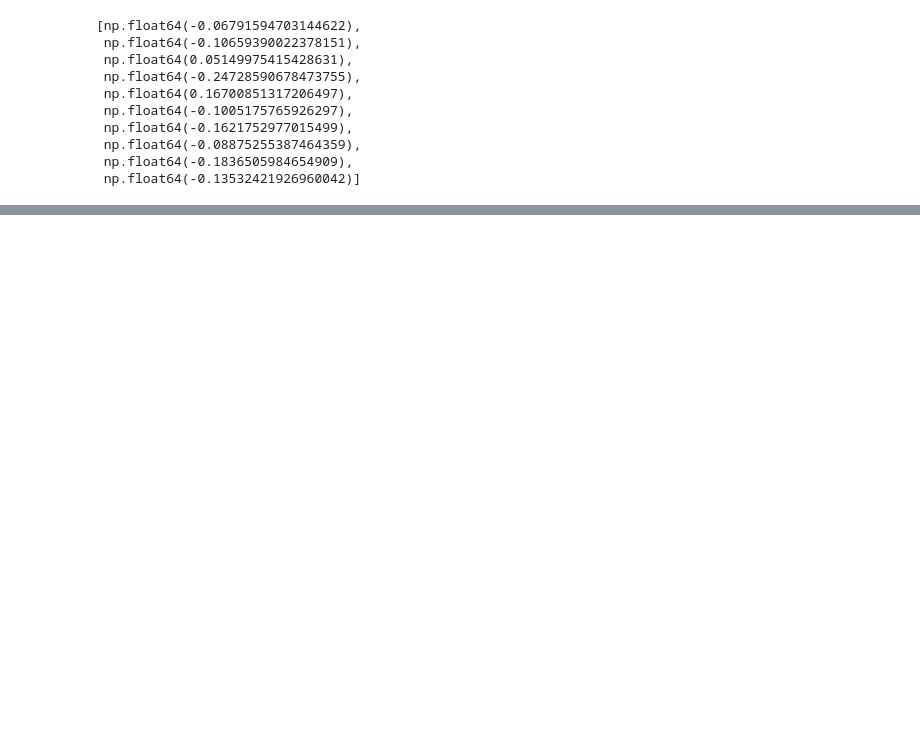
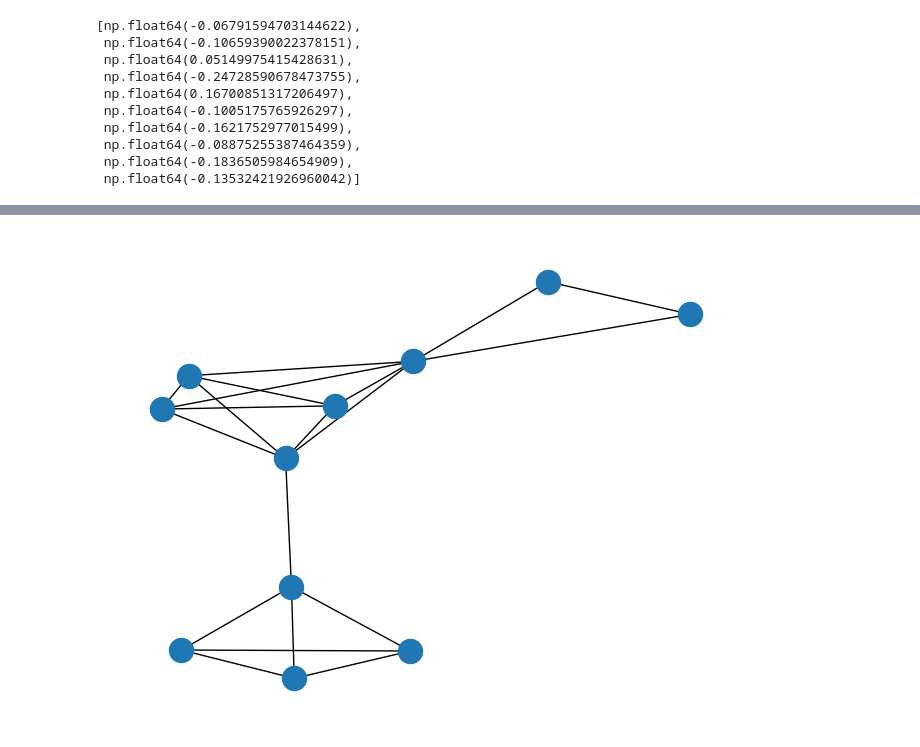
Before and after one commit to moritzmath/Steinerberger_vs_Lin-Lu-Yau, a Jupyter notebook: notebook.ipynb, the cells around one changed output, grey strips where cells are left out. Drawn from its saved outputs; the diff is of its cells as text; code cells hidden in the pictures; blank space fills up the shorter version.

```diff
--- a/notebook.ipynb
+++ b/notebook.ipynb
@@ -301,0 +458,9 @@ array([-1.21472393, -1.88957055,  0.80981595,  0.80981595,  0.80981595,
+# %%
+G1 = nx.complete_graph(4)
+G1 = nx.relabel_nodes(G1, mapping={0:5, 1:6, 2:7, 3: 8})
+G2 = nx.complete_graph(5)
+G = nx.union(G1, G2)
+G.add_edges_from([(0,5), (1, 9), (9,10), (10,1)])
+nx.draw(G)
+# %% [output]
+[figure, added]
```
Also changed, not shown: parts of 38 cells of this notebook, 1 other file.
